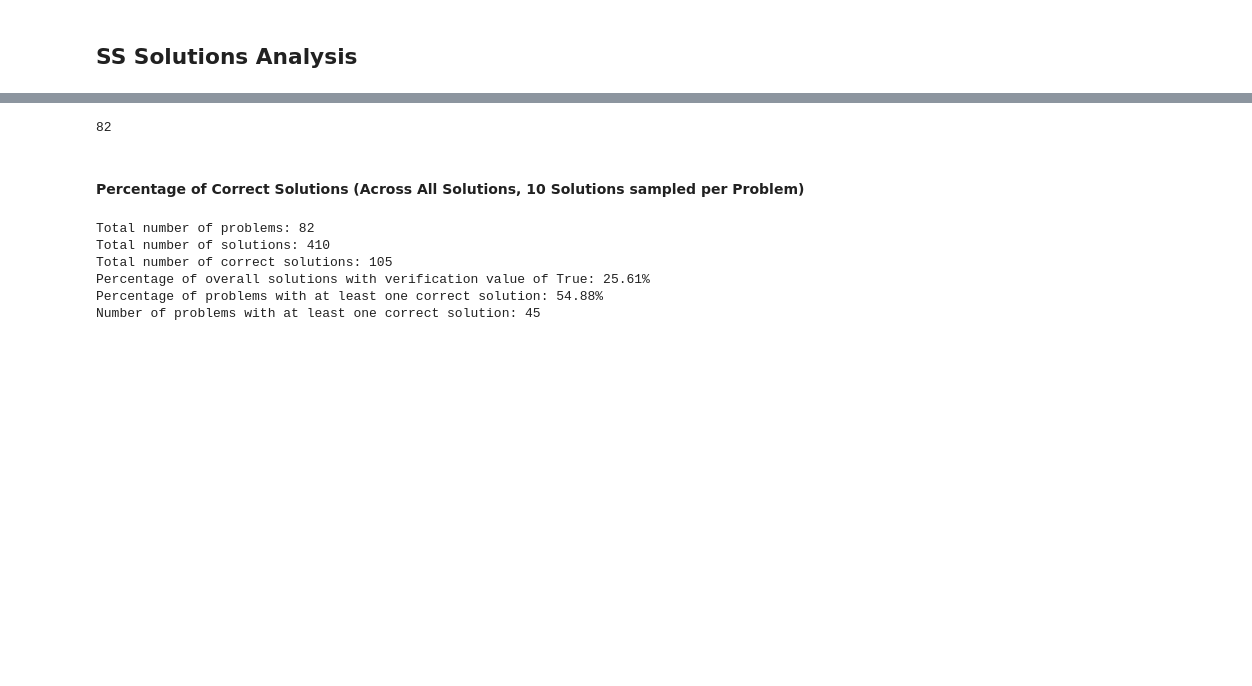
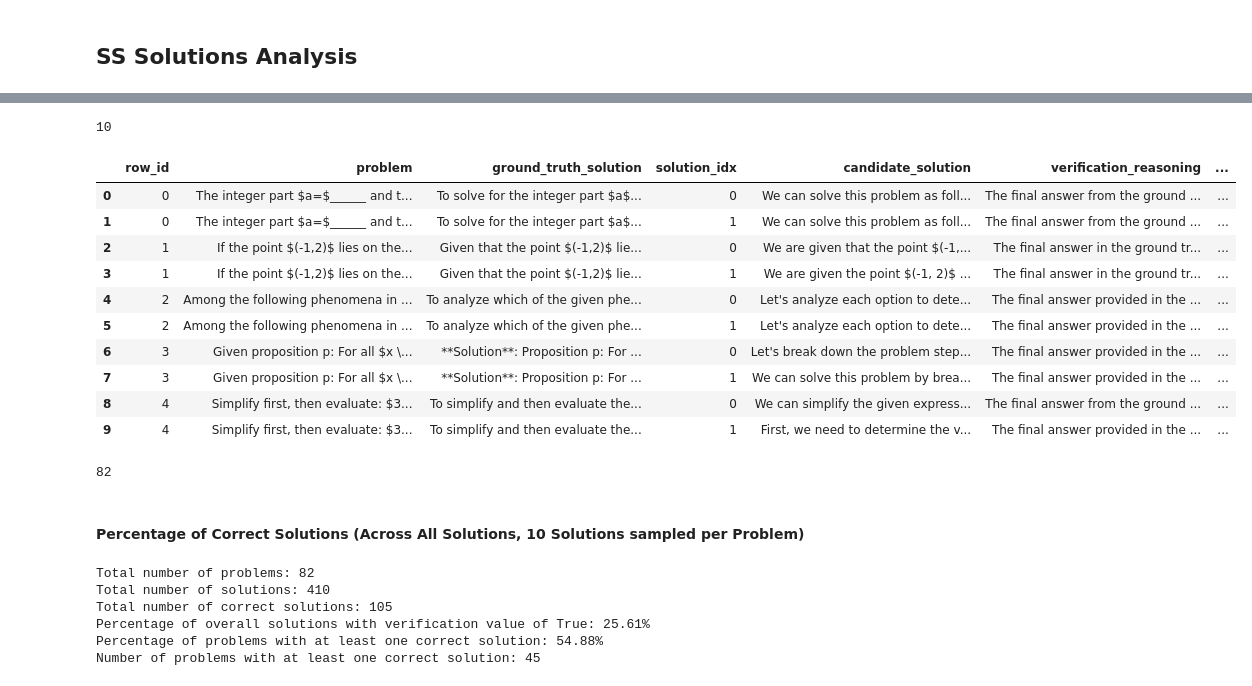
Before and after one commit to sasilver75/cohere-reasoning-v4, a Jupyter notebook: analysis.ipynb, the cells around one changed output, grey strips where cells are left out. Saved outputs shown, nothing was run; the diff lists cells and outputs as text; code cells hidden in the pictures; blank space fills up the shorter version.

```diff
--- a/analysis.ipynb
+++ b/analysis.ipynb
@@ -27,3 +7,20 @@ df.head(10)
+# %%
+df = pd.read_csv("datasets/cn_k12_math_problems_ss_command-r-plus-08-2024_5_2.csv")
+print(len(df))
+df.head(10)
+# %% [output]
+10
+|  | row_id | problem | ground_truth_solution | solution_idx | candidate_solution | verification_reasoning | ... |
+| 0 | 0 | The integer part $a=$______ and t... | To solve for the integer part $a$... | 0 | We can solve this problem as foll... | The final answer from the ground ... | ... |
+| 1 | 0 | The integer part $a=$______ and t... | To solve for the integer part $a$... | 1 | We can solve this problem as foll... | The final answer from the ground ... | ... |
+| 2 | 1 | If the point $(-1,2)$ lies on the... | Given that the point $(-1,2)$ lie... | 0 | We are given that the point $(-1,... | The final answer in the ground tr... | ... |
+| 3 | 1 | If the point $(-1,2)$ lies on the... | Given that the point $(-1,2)$ lie... | 1 | We are given the point $(-1, 2)$ ... | The final answer in the ground tr... | ... |
+| 4 | 2 | Among the following phenomena in ... | To analyze which of the given phe... | 0 | Let's analyze each option to dete... | The final answer provided in the ... | ... |
+| 5 | 2 | Among the following phenomena in ... | To analyze which of the given phe... | 1 | Let's analyze each option to dete... | The final answer provided in the ... | ... |
+| 6 | 3 | Given proposition p: For all $x \... | **Solution**: Proposition p: For ... | 0 | Let's break down the problem step... | The final answer provided in the ... | ... |
+| 7 | 3 | Given proposition p: For all $x \... | **Solution**: Proposition p: For ... | 1 | We can solve this problem by brea... | The final answer provided in the ... | ... |
+| 8 | 4 | Simplify first, then evaluate: $3... | To simplify and then evaluate the... | 0 | We can simplify the given express... | The final answer from the ground ... | ... |
+| 9 | 4 | Simplify first, then evaluate: $3... | To simplify and then evaluate the... | 1 | First, we need to determine the v... | The final answer provided in the ... | ... |
 # %%
 len(df["row_id"].unique())
 # %% [output]
```
Also changed, not shown: parts of 1 cell of this notebook, 23 other files.
